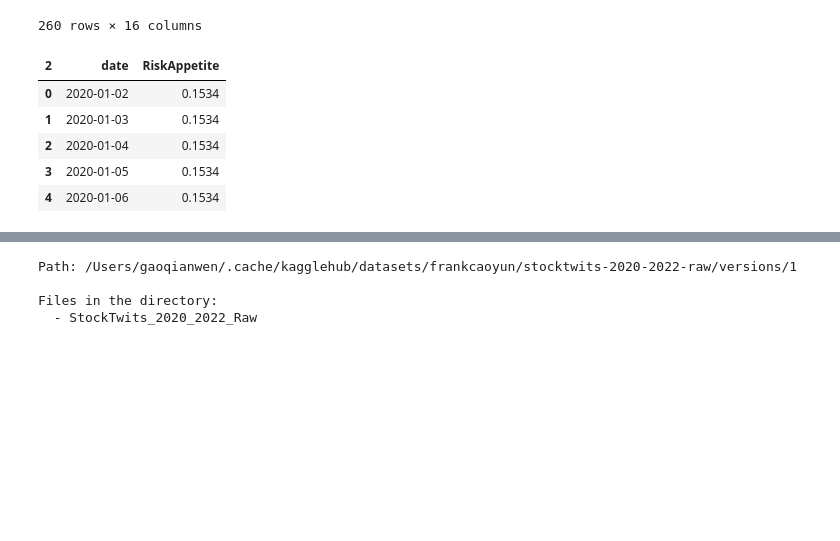
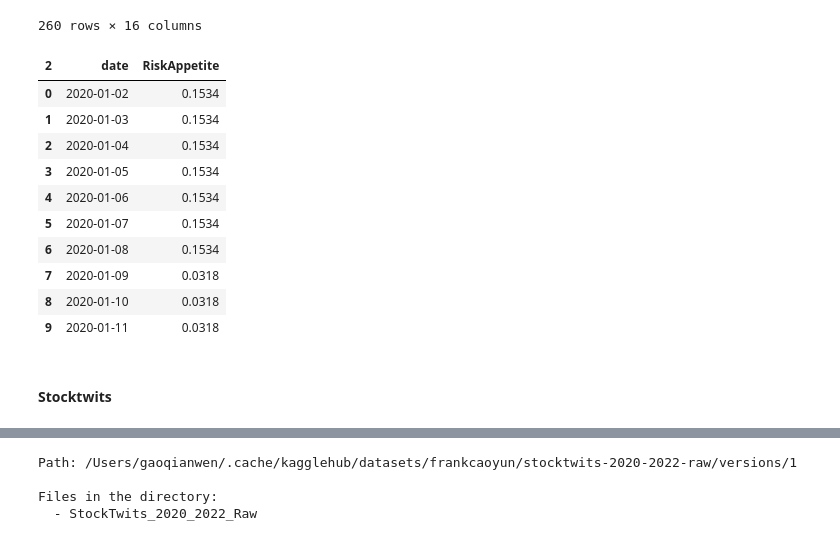
Before and after one commit to rgomez-ucb/finfluencers-retail-trading-stats, a Jupyter notebook: merge.ipynb, the cells around one changed output, grey strips where cells are left out. Drawn from its saved outputs; the diff is of its cells as text; code cells hidden in the pictures; blank space fills up the shorter version.

```diff
--- a/merge.ipynb
+++ b/merge.ipynb
@@ -158,8 +273,12 @@ risk_appetite
 | 259 | 12-26-24 | 37.80% | 28.05% | 34.15% | 100% | 42.49% | 3.7% | NaN | NaN | NaN | ... |
 260 rows × 16 columns
 # %%
-risk_appetite['Date'] = pd.to_datetime(risk_appetite['Date']) # 转换时间格式
+risk_appetite['Date'] = pd.to_datetime(risk_appetite['Date'])
 
+# Convert percentage strings to numeric values
+# Convert to string first to handle both string and numeric values
+risk_appetite['Bullish'] = pd.to_numeric(risk_appetite['Bullish'].astype(str).str.rstrip('%'), errors='coerce')/100
+risk_appetite['Bearish'] = pd.to_numeric(risk_appetite['Bearish'].astype(str).str.rstrip('%'), errors='coerce')/100
 
 # Risk Appetite
 risk_appetite['RiskAppetite'] = risk_appetite['Bullish'] - risk_appetite['Bearish']
@@ -170,14 +289,21 @@ daily_risk_appetite = aaii_clean.resample('D').ffill()
 # %%
 risk_ready = daily_risk_appetite.reset_index().rename(columns={'Date': 'date'})
 # %%
-risk_ready.head()
+risk_ready.head(10)
 # %% [output]
 | 2 | date | RiskAppetite |
 | 0 | 2020-01-02 | 0.1534 |
 | 1 | 2020-01-03 | 0.1534 |
 | 2 | 2020-01-04 | 0.1534 |
 | 3 | 2020-01-05 | 0.1534 |
 | 4 | 2020-01-06 | 0.1534 |
+| 5 | 2020-01-07 | 0.1534 |
+| 6 | 2020-01-08 | 0.1534 |
+| 7 | 2020-01-09 | 0.0318 |
+| 8 | 2020-01-10 | 0.0318 |
+| 9 | 2020-01-11 | 0.0318 |
+# %% [markdown]
+#### Stocktwits
 # %%
 !pip install kagglehub
 # %% [output]
```
Also changed, not shown: parts of 58 cells of this notebook, 3 other files.
